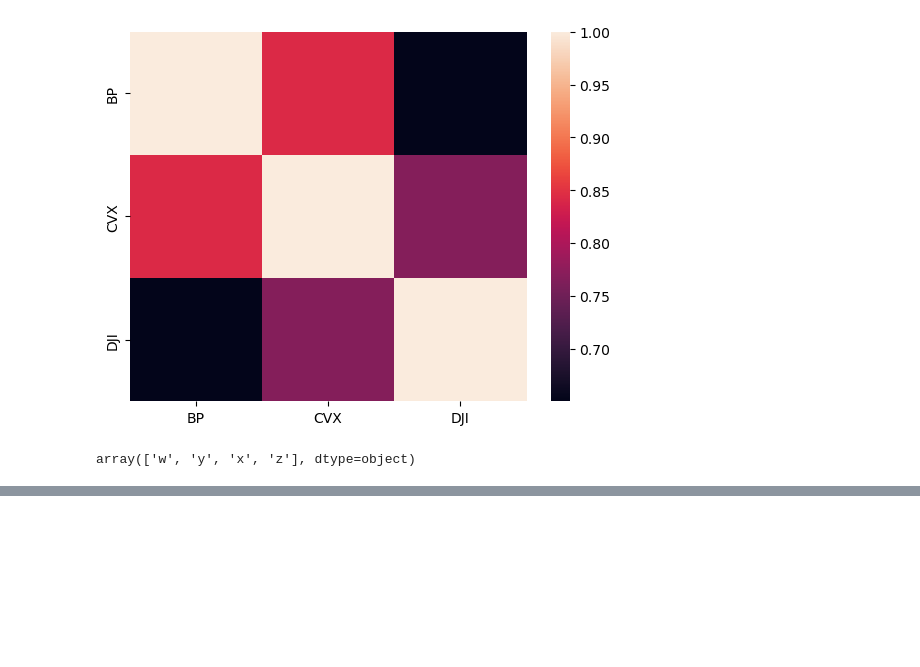
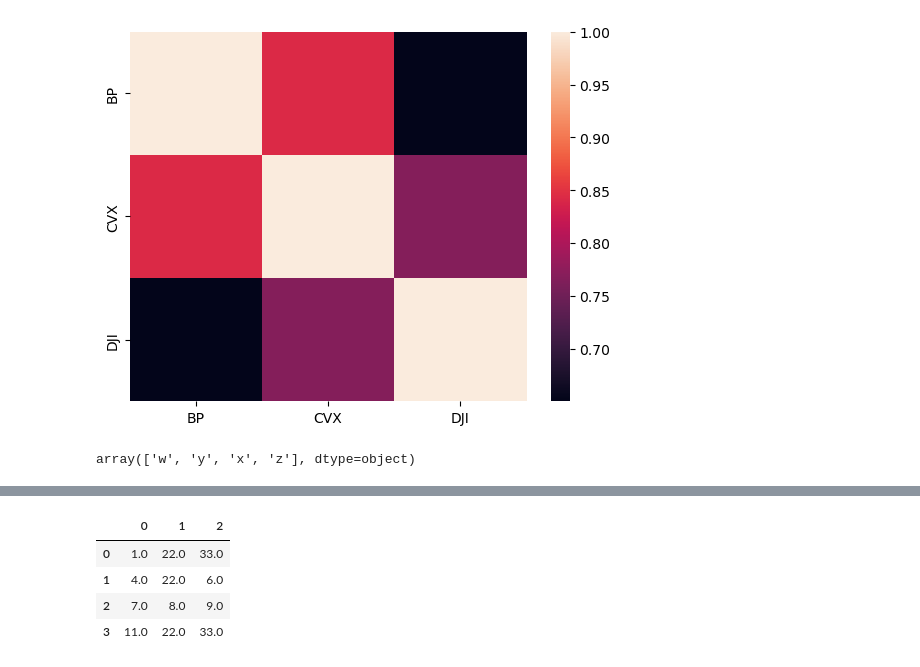
Before and after one commit to largekind/DataScience, a Jupyter notebook: pandas.ipynb, the cells around one changed output, grey strips where cells are left out. Cells and saved outputs as stored; diff of their text form; code cells hidden in the pictures; blank space fills up the shorter version.

```diff
--- a/pandas.ipynb
+++ b/pandas.ipynb
@@ -645,0 +709,9 @@ array(['w', 'y', 'x', 'z'], dtype=object)
+# %%
+# 欠損値で～列目は特定値にするパターン axis=0なので、列方向で埋められる
+dframe2.fillna({0:11,1:22,2:33,4:44})
+# %% [output]
+|  | 0 | 1 | 2 |
+| 0 | 1.0 | 22.0 | 33.0 |
+| 1 | 4.0 | 22.0 | 6.0 |
+| 2 | 7.0 | 8.0 | 9.0 |
+| 3 | 11.0 | 22.0 | 33.0 |
```
Also changed, not shown: parts of 8 cells of this notebook.
